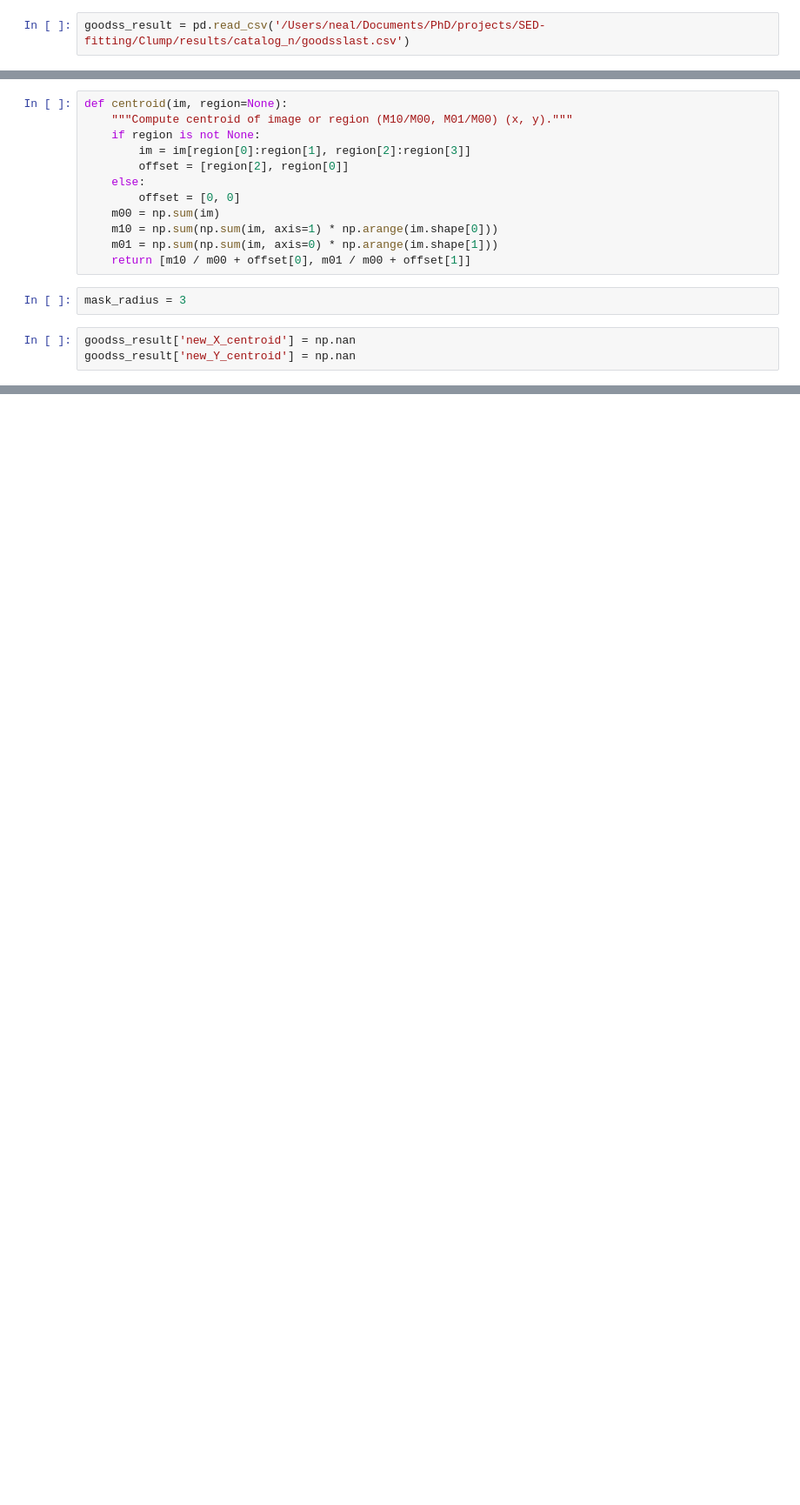
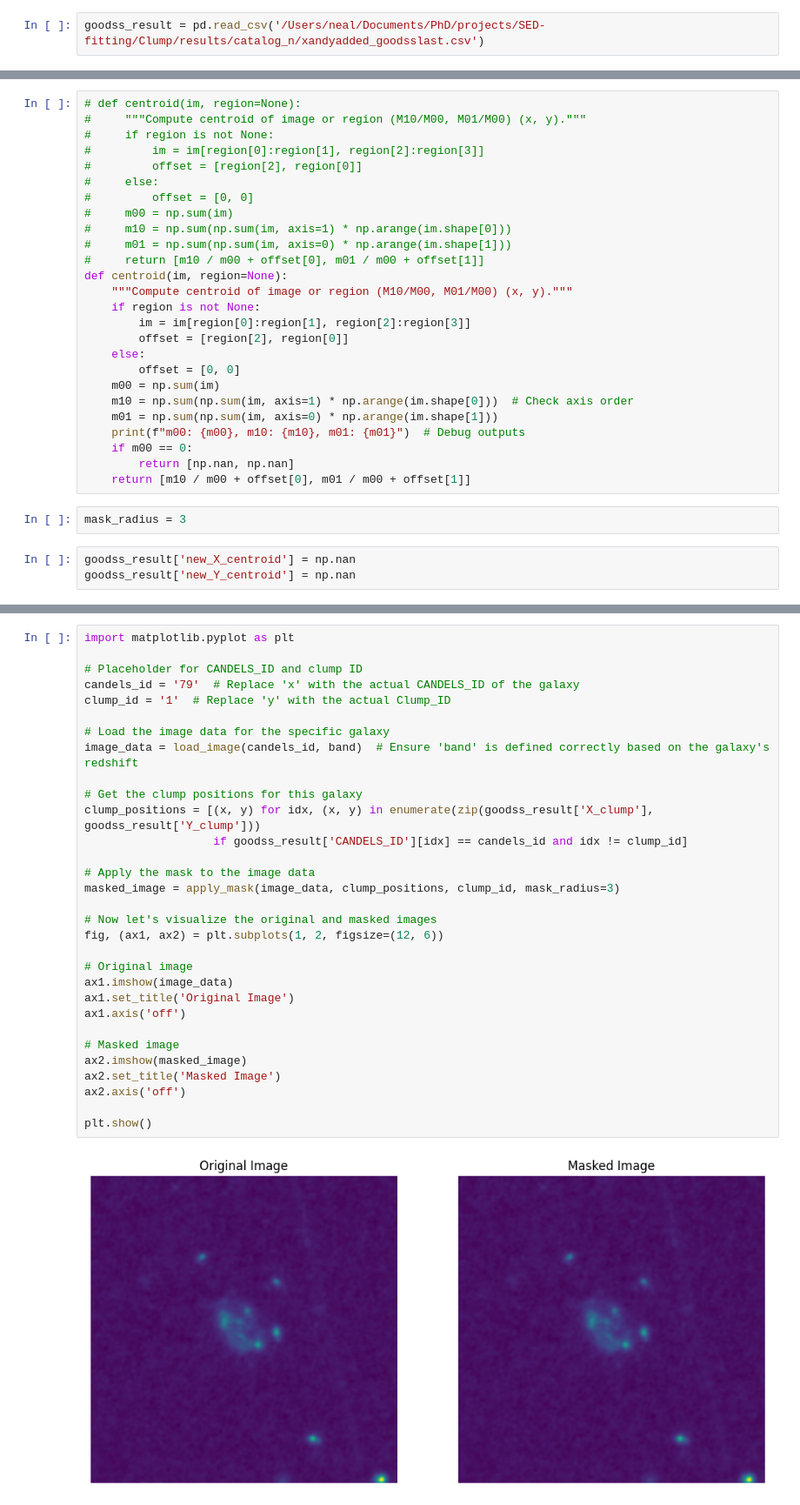
Before and after one commit to NiloofarSharei/Clump, a Jupyter notebook: Codes/centroid_correction.ipynb, the cells around one changed output, grey strips where cells are left out. Shown: that part at 87% size. Saved outputs shown, nothing was run; the diff lists cells and outputs as text; blank space fills up the shorter version.

```diff
--- a/Codes/centroid_correction.ipynb
+++ b/Codes/centroid_correction.ipynb
@@ -7,5 +10,5 @@ import matplotlib.pyplot as plt
 # %%
-goodss_result = pd.read_csv('/Users/neal/Documents/PhD/projects/SED-fitting/Clump/results/catalog_n/goodsslast.csv')
+goodss_result = pd.read_csv('/Users/neal/Documents/PhD/projects/SED-fitting/Clump/results/catalog_n/xandyadded_goodsslast.csv')
 # %%
 def load_image(galaxy_id, band):
     # the base path where the FITS files
@@ -47,4 +80,15 @@ def apply_mask(image, clump_positions, current_index, mask_radius=3):
 # %%
+# def centroid(im, region=None):
+#     """Compute centroid of image or region (M10/M00, M01/M00) (x, y)."""
+#     if region is not None:
+#         im = im[region[0]:region[1], region[2]:region[3]]
+#         offset = [region[2], region[0]]
+#     else:
+#         offset = [0, 0]
+#     m00 = np.sum(im)
+#     m10 = np.sum(np.sum(im, axis=1) * np.arange(im.shape[0]))
+#     m01 = np.sum(np.sum(im, axis=0) * np.arange(im.shape[1]))
+#     return [m10 / m00 + offset[0], m01 / m00 + offset[1]]
 def centroid(im, region=None):
     """Compute centroid of image or region (M10/M00, M01/M00) (x, y)."""
     if region is not None:
@@ -53,8 +97,11 @@ def centroid(im, region=None):
     else:
         offset = [0, 0]
     m00 = np.sum(im)
-    m10 = np.sum(np.sum(im, axis=1) * np.arange(im.shape[0]))
+    m10 = np.sum(np.sum(im, axis=1) * np.arange(im.shape[0]))  # Check axis order
     m01 = np.sum(np.sum(im, axis=0) * np.arange(im.shape[1]))
+    print(f"m00: {m00}, m10: {m10}, m01: {m01}")  # Debug outputs
+    if m00 == 0:
+        return [np.nan, np.nan]
     return [m10 / m00 + offset[0], m01 / m00 + offset[1]]
 # %%
 mask_radius = 3
@@ -121,0 +188,33 @@ NameError: name 'load_image' is not defined
+# %%
+import matplotlib.pyplot as plt
+
+# Placeholder for CANDELS_ID and clump ID
+candels_id = '79'  # Replace 'x' with the actual CANDELS_ID of the galaxy
+clump_id = '1'  # Replace 'y' with the actual Clump_ID
+
+# Load the image data for the specific galaxy
+image_data = load_image(candels_id, band)  # Ensure 'band' is defined correctly based on the galaxy's redshift
+
+# Get the clump positions for this galaxy
+clump_positions = [(x, y) for idx, (x, y) in enumerate(zip(goodss_result['X_clump'], goodss_result['Y_clump']))
+                   if goodss_result['CANDELS_ID'][idx] == candels_id and idx != clump_id]
+
+# Apply the mask to the image data
+masked_image = apply_mask(image_data, clump_positions, clump_id, mask_radius=3)
+
+# Now let's visualize the original and masked images
+fig, (ax1, ax2) = plt.subplots(1, 2, figsize=(12, 6))
+
+# Original image
+ax1.imshow(image_data)
+ax1.set_title('Original Image')
+ax1.axis('off')
+
+# Masked image
+ax2.imshow(masked_image)
+ax2.set_title('Masked Image')
+ax2.axis('off')
+
+plt.show()
+# %% [output]
+[figure, added]
```
Also changed, not shown: parts of 7 cells of this notebook, 1 other file.
